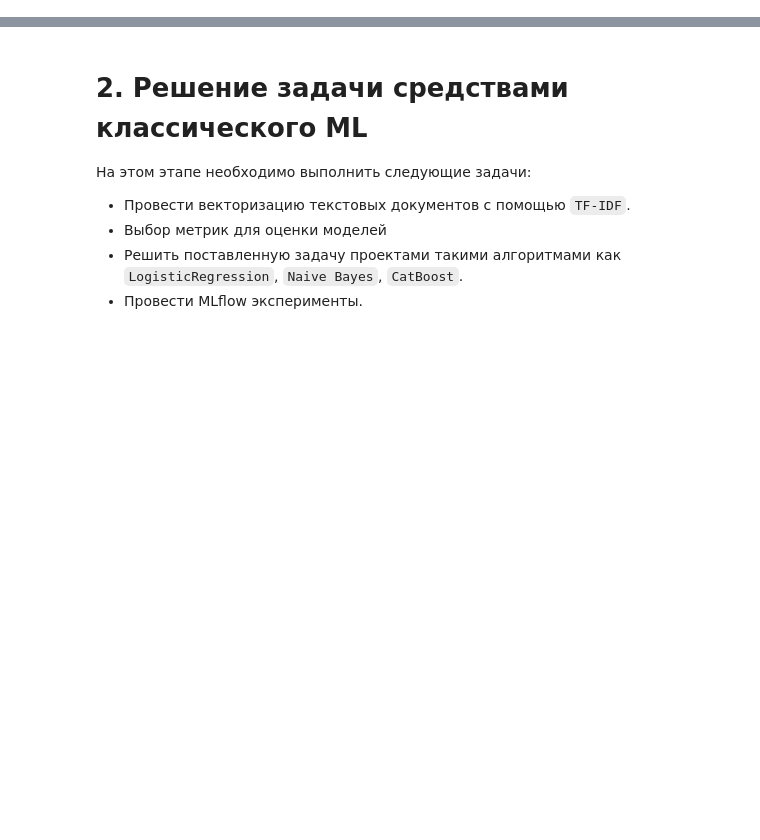
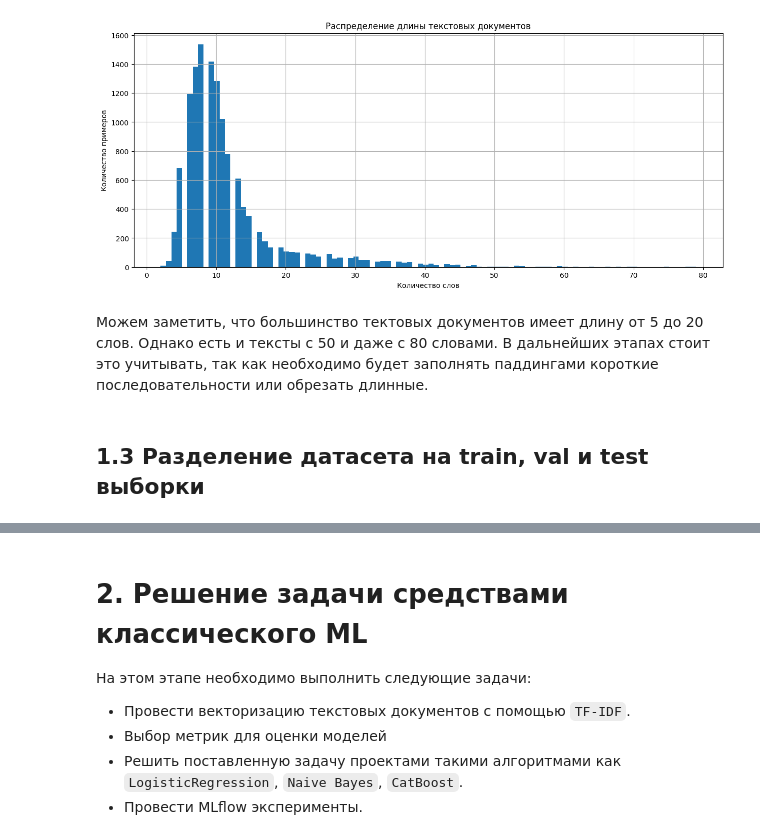
Before and after one commit to KiriLLchik07/Classification-of-customer-requests-in-the-banking-sector, a Jupyter notebook: notebooks/research.ipynb, the cells around one changed output, grey strips where cells are left out. Cells and saved outputs as stored; diff of their text form; code cells hidden in the pictures; blank space fills up the shorter version.

```diff
--- a/notebooks/classic_ml.ipynb
+++ b/notebooks/research.ipynb
@@ -0,0 +154,3 @@
+# %%
+df['text_length'] = df['text'].apply(lambda x: len(x.split()))
+df['text_length'].describe()
@@ -0,0 +167,13 @@
+# %%
+plt.figure(figsize=(15,6))
+df['text_length'].hist(bins=100)
+plt.title("Распределение длины текстовых документов")
+plt.xlabel("Количество слов")
+plt.ylabel("Количество примеров")
+plt.show()
+# %% [output]
+[figure, added]
+# %% [markdown]
+Можем заметить, что большинство тектовых документов имеет длину от 5 до 20 слов. Однако есть и тексты с 50 и даже с 80 словами. В дальнейших этапах стоит это учитывать, так как необходимо будет заполнять паддингами короткие последовательности или обрезать длинные.
+# %% [markdown]
+## 1.3 Разделение датасета на train, val и test выборки
```
Also changed, not shown: parts of 66 cells of this notebook, 1 other file.
